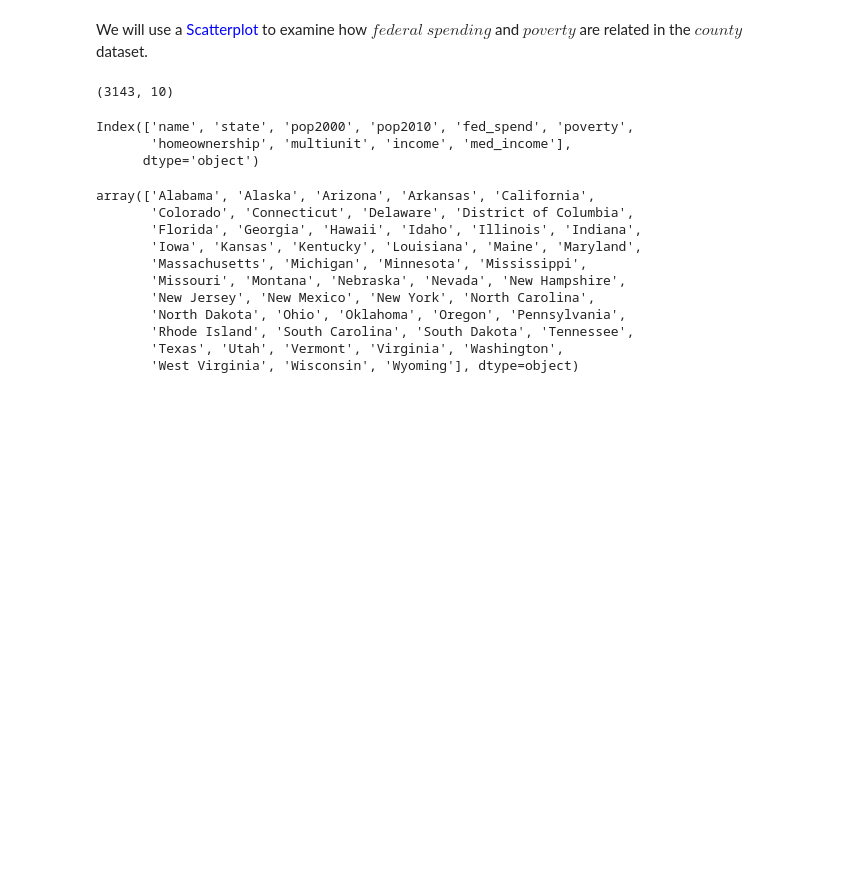
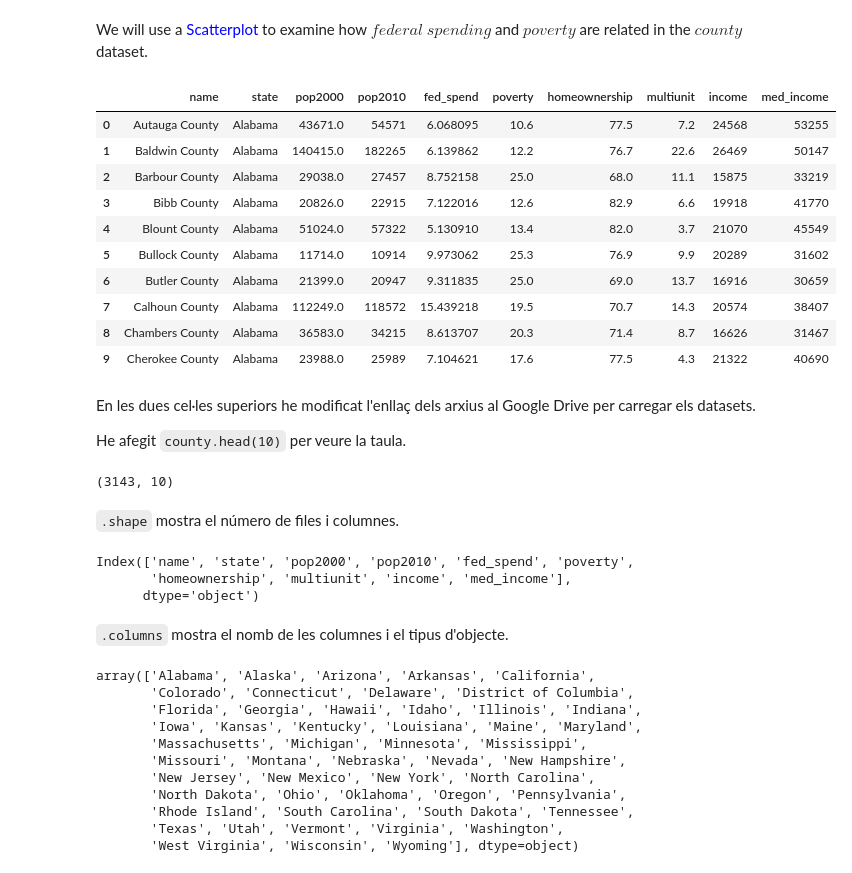
Before and after one commit to davifebdn/Tasca-M4-T02, a Jupyter notebook: Tasca_M4_T02.ipynb, the cells around one changed output. Drawn from its saved outputs; the diff is of its cells as text; code cells hidden in the pictures; blank space fills up the shorter version.

```diff
--- a/Tasca_M4_T02.ipynb
+++ b/Tasca_M4_T02.ipynb
@@ -54,16 +54,37 @@ We will use a <span style=color:blue>Scatterplot</span> to examine how $federal$
 county = pd.read_csv('/content/drive/MyDrive/IT Academy/Data Science/Mòdul 3. Programació numèrica, dataframes i anàlisi estadístic /Examining-Data-main/county.txt', encoding='utf-8')
 # %%
 county = pd.read_csv('https://raw.githubusercontent.com/BIDDL3/Examining-Data/main/county.txt', sep='\t', encoding='utf-8')
+county.head(10)
+# %% [output]
+|  | name | state | pop2000 | pop2010 | fed_spend | poverty | homeownership | multiunit | income | med_income |
+| 0 | Autauga County | Alabama | 43671.0 | 54571 | 6.068095 | 10.6 | 77.5 | 7.2 | 24568 | 53255 |
+| 1 | Baldwin County | Alabama | 140415.0 | 182265 | 6.139862 | 12.2 | 76.7 | 22.6 | 26469 | 50147 |
+| 2 | Barbour County | Alabama | 29038.0 | 27457 | 8.752158 | 25.0 | 68.0 | 11.1 | 15875 | 33219 |
+| 3 | Bibb County | Alabama | 20826.0 | 22915 | 7.122016 | 12.6 | 82.9 | 6.6 | 19918 | 41770 |
+| 4 | Blount County | Alabama | 51024.0 | 57322 | 5.130910 | 13.4 | 82.0 | 3.7 | 21070 | 45549 |
+| 5 | Bullock County | Alabama | 11714.0 | 10914 | 9.973062 | 25.3 | 76.9 | 9.9 | 20289 | 31602 |
+| 6 | Butler County | Alabama | 21399.0 | 20947 | 9.311835 | 25.0 | 69.0 | 13.7 | 16916 | 30659 |
+| 7 | Calhoun County | Alabama | 112249.0 | 118572 | 15.439218 | 19.5 | 70.7 | 14.3 | 20574 | 38407 |
+| 8 | Chambers County | Alabama | 36583.0 | 34215 | 8.613707 | 20.3 | 71.4 | 8.7 | 16626 | 31467 |
+| 9 | Cherokee County | Alabama | 23988.0 | 25989 | 7.104621 | 17.6 | 77.5 | 4.3 | 21322 | 40690 |
+# %% [markdown]
+En les dues cel·les superiors he modificat l'enllaç dels arxius al Google Drive per carregar els datasets.
+
+He afegit `county.head(10)` per veure la taula.
 # %%
 county.shape
 # %% [output]
 (3143, 10)
+# %% [markdown]
+`.shape` mostra el número de files i columnes.
 # %%
 county.columns
 # %% [output]
 Index(['name', 'state', 'pop2000', 'pop2010', 'fed_spend', 'poverty',
        'homeownership', 'multiunit', 'income', 'med_income'],
       dtype='object')
+# %% [markdown]
+`.columns` mostra el nomb de les columnes i el tipus d'objecte.
 # %%
 county.state.unique()
 # %% [output]
```
Also changed, not shown: parts of 12 cells of this notebook.
